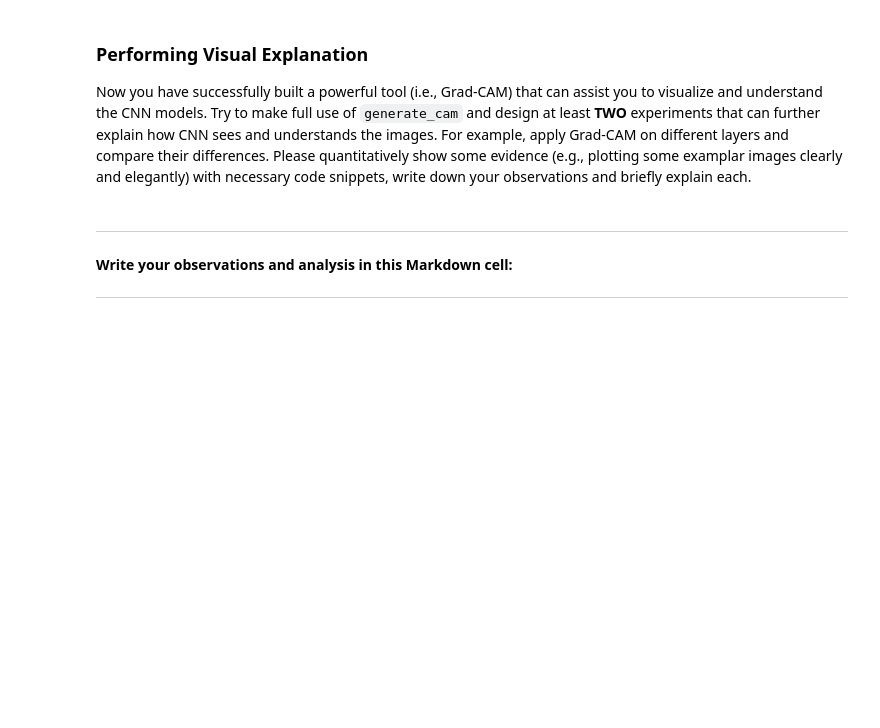
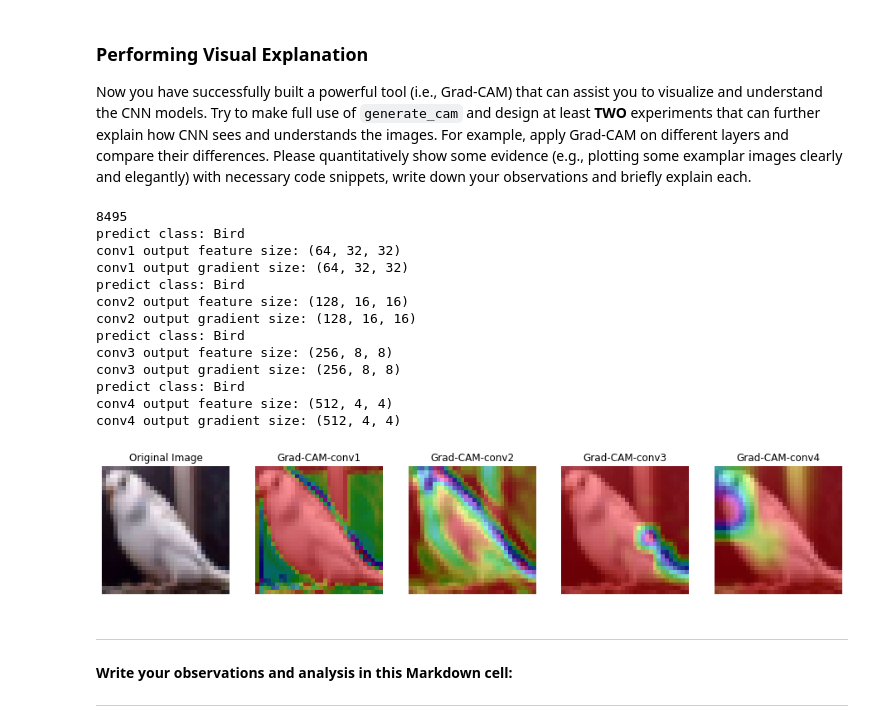
Before and after one commit to s-elo/AI, a Jupyter notebook: project1/EE5934_Project1.ipynb, the cells around one changed output. Saved outputs shown, nothing was run; the diff lists cells and outputs as text; code cells hidden in the pictures; blank space fills up the shorter version.

Commit message:
grad cam for different conv layers

```diff
--- a/project1/EE5934_Project1.ipynb
+++ b/project1/EE5934_Project1.ipynb
@@ -677,3 +668,57 @@ Now you have successfully built a powerful tool (i.e., Grad-CAM) that can assist
+# %%
+##############################################################################
+# TODO: Write code snippets to present your experiments (hint: if you want   #
+# to plot multiple images in one single figure, plt.subplot should help).    #
+##############################################################################
+
+# your code
+# idx = randint(0, test_size-1)
+# print(idx)
+# 149 -> bird
+im, label = test_set[149]
+org_im = inverse_transform(im)
+
+im = im.to(device)
+im = im.view(1,3,32,32)
+
+layers = ['conv1', 'conv2', 'conv3', 'conv4']
+
+plt.figure(figsize=(16, 8))
+col_num = 1+len(layers)
+ax = plt.subplot(1, col_num, 1)
+ax.imshow(org_im)
+ax.set_title('Original Image')
+ax.set_axis_off()
+
+# draw the grad_cam of each conv layer for this img
+for index, layer in enumerate(layers):
+    cam = generate_cam(model, im, target_layer=layer)
+
+    heatmap, heatmap_on_image = apply_colormap_on_image(org_im, cam, 'hsv')
+
+    ax = plt.subplot(1, col_num, index+2)
+    ax.imshow(heatmap_on_image)
+    ax.set_title(f'Grad-CAM-{layer}')
+    ax.set_axis_off()
+
+##############################################################################
+#                             END OF YOUR CODE                               #
+##############################################################################
+# %% [output]
+8495
+predict class: Bird
+conv1 output feature size: (64, 32, 32)
+conv1 output gradient size: (64, 32, 32)
+predict class: Bird
+conv2 output feature size: (128, 16, 16)
+conv2 output gradient size: (128, 16, 16)
+predict class: Bird
+conv3 output feature size: (256, 8, 8)
+conv3 output gradient size: (256, 8, 8)
+predict class: Bird
+conv4 output feature size: (512, 4, 4)
+conv4 output gradient size: (512, 4, 4)
+[figure, added]
 # %% [markdown]
 ---
 
```
Also changed, not shown: parts of 3 cells of this notebook.
